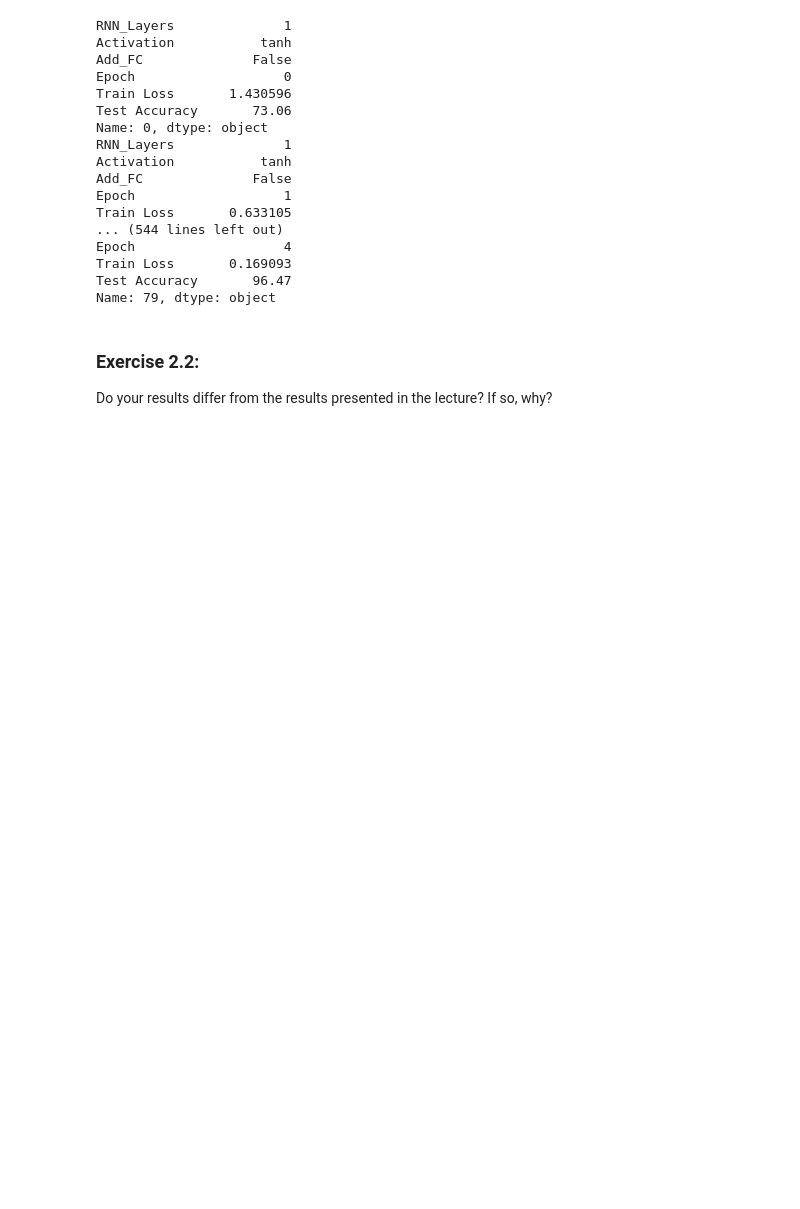
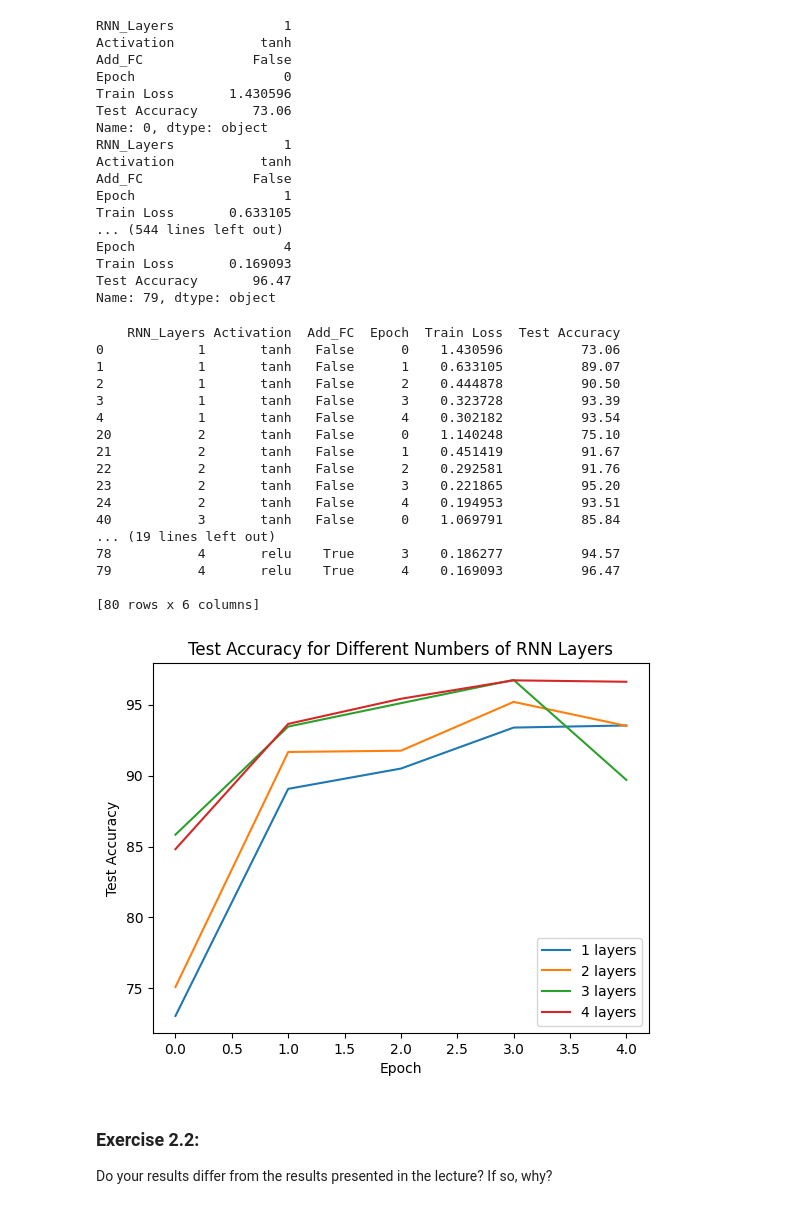
Before and after one commit to sharifbubuka/uni-bremen-aml-course, a Jupyter notebook: Mario/Exercise_3/Exercise_Sheet_3_-_RNN.ipynb, the cells around one changed output. Saved outputs shown, nothing was run; the diff lists cells and outputs as text; code cells hidden in the pictures; blank space fills up the shorter version.

```diff
--- a/Mario/Exercise_3/Exercise_Sheet_3_-_RNN.ipynb
+++ b/Mario/Exercise_3/Exercise_Sheet_3_-_RNN.ipynb
@@ -363,6 +363,48 @@ Epoch                   4
 Train Loss       0.169093
 Test Accuracy       96.47
 Name: 79, dtype: object
+# %%
+# read dataframe from csv
+import pandas as pd
+results = pd.read_csv('C:/Users/m-gre/Documents/Advanced Machine Learning/uni-bremen-aml-course/Mario/Exercise_3/results.csv')
+
+
+import matplotlib.pyplot as plt
+
+# Filter the DataFrame
+filtered_df = results[(results['Activation'] == 'tanh') & (results['Add_FC'] == False)]
+print(filtered_df)
+print(results)
+
+# Plot the results
+for layer in filtered_df['RNN_Layers'].unique():
+    layer_df = filtered_df[filtered_df['RNN_Layers'] == layer]
+    plt.plot(layer_df['Epoch'], layer_df['Test Accuracy'], label=f'{layer} layers')
+
+plt.xlabel('Epoch')
+plt.ylabel('Test Accuracy')
+plt.title('Test Accuracy for Different Numbers of RNN Layers')
+plt.legend()
+plt.show()
+# %% [output]
+    RNN_Layers Activation  Add_FC  Epoch  Train Loss  Test Accuracy
+0            1       tanh   False      0    1.430596          73.06
+1            1       tanh   False      1    0.633105          89.07
+2            1       tanh   False      2    0.444878          90.50
+3            1       tanh   False      3    0.323728          93.39
+4            1       tanh   False      4    0.302182          93.54
+20           2       tanh   False      0    1.140248          75.10
+21           2       tanh   False      1    0.451419          91.67
+22           2       tanh   False      2    0.292581          91.76
+23           2       tanh   False      3    0.221865          95.20
+24           2       tanh   False      4    0.194953          93.51
+40           3       tanh   False      0    1.069791          85.84
+... (19 lines left out)
+78           4       relu    True      3    0.186277          94.57
+79           4       relu    True      4    0.169093          96.47
+
+[80 rows x 6 columns]
+[figure, added]
 # %% [markdown]
 ### Exercise 2.2:
 Do your results differ from the results presented in the lecture? If so, why?
```
Also changed, not shown: 6 other files.
